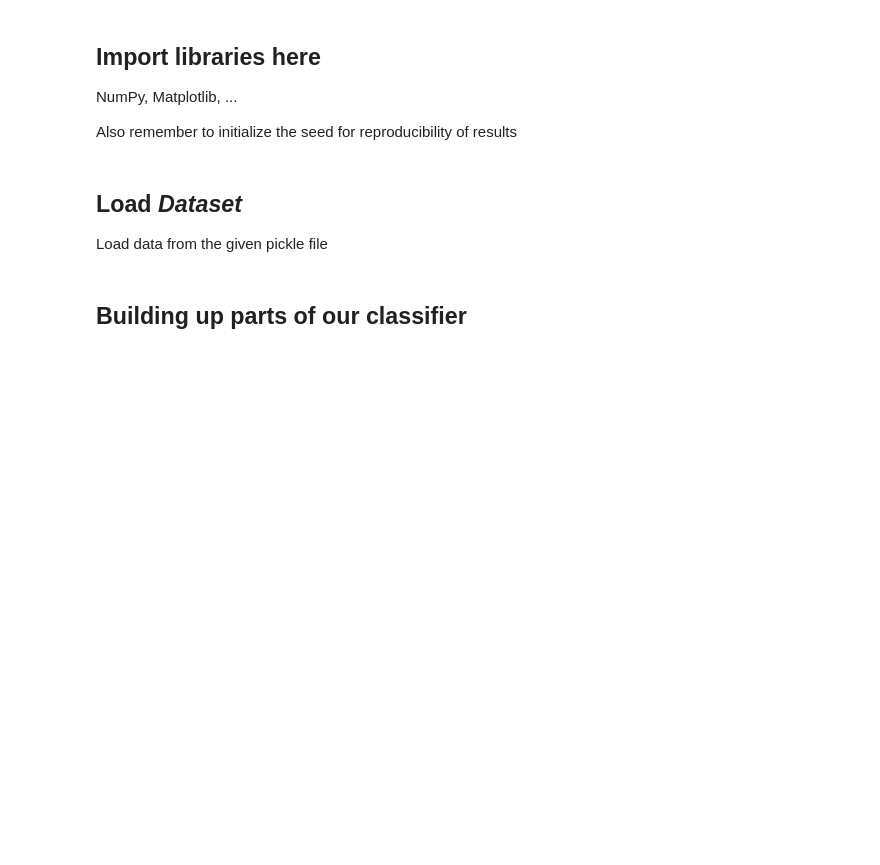
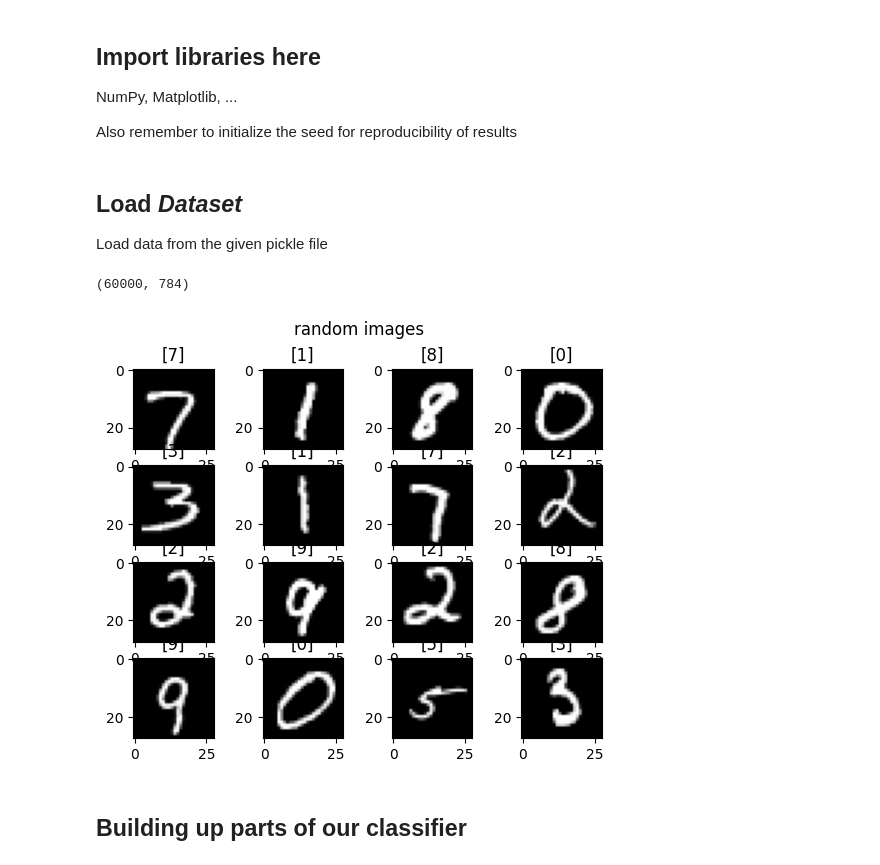
Before and after one commit to sirishasingla/Convolutional-Neural-Network, a Jupyter notebook: assignment1/code.ipynb, the cells around one changed output. Saved outputs shown, nothing was run; the diff lists cells and outputs as text; code cells hidden in the pictures; blank space fills up the shorter version.

```diff
--- a/assignment1/code.ipynb
+++ b/assignment1/code.ipynb
@@ -32,9 +33,12 @@ with open("train_data.pkl",'rb') as f:
     data = pickle.load(f)
 X = data['X']
 y = data['y']
-
+print(X.shape)
 # normalize
-
+X = X/256
+# print(X[0])
 # Split into X_train, y_train, X_test, y_test
 # you can use stratified splitting from sklearn library
 X_train, X_test, y_train, y_test = train_test_split(X, y, stratify=y, test_size=0.25)
+# %% [output]
+(60000, 784)
@@ -44,3 +45,20 @@ X_train, X_test, y_train, y_test = train_test_split(X, y, stratify=y, test_size=
+# %%
+# display a 4x4 grid,
+# fig, axs = plt.subplots(4, 4)
+for i in range(4):
+    for j in range(4):
+        plt.subplot(4,4,4*i+j+1)
+        idx = random.randrange(60000)
+        a11 = X[idx].reshape(28,28)
+        plt.title(y[idx])
+        plt.imshow(a11, cmap='gray')
+plt.suptitle('random images')
+
+# choose 16 images randomly, display the images as well as corresponding labels
+
+plt.show()
+# %% [output]
+[figure, added]
 # %% [markdown]
 ## Building up parts of our classifier
 # %% [markdown]
```
Also changed, not shown: parts of 8 cells of this notebook.
